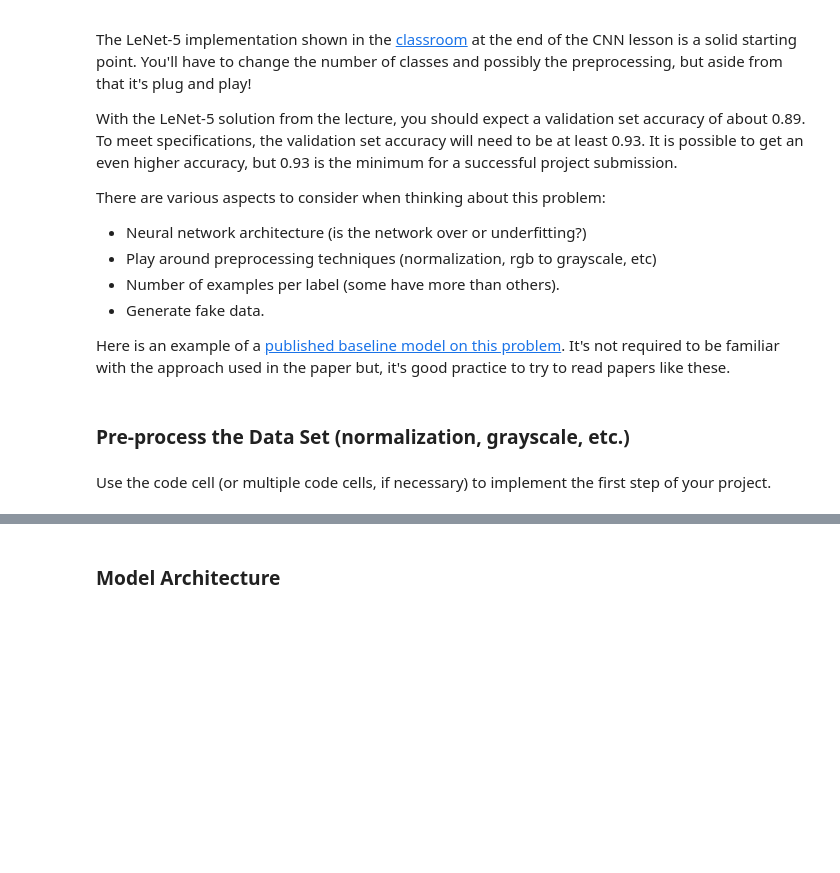
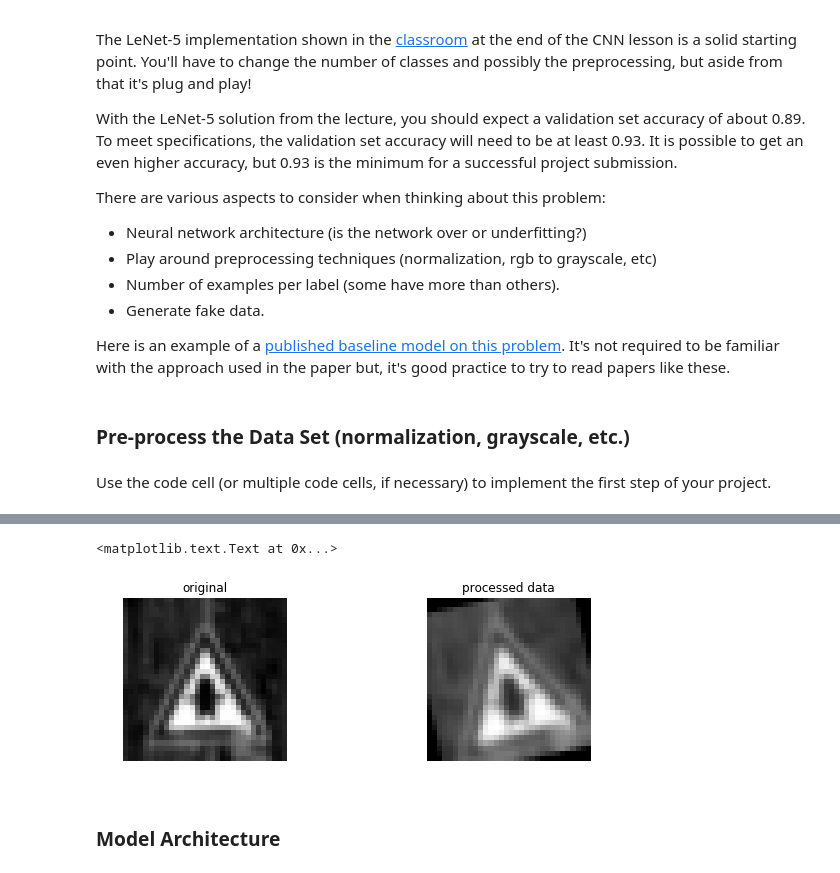
Before and after one commit to Sundeedee/CarND-Traffic-Sign-Classifier-Project, a Jupyter notebook: Traffic_Sign_Classifier.ipynb, the cells around one changed output, grey strips where cells are left out. Cells and saved outputs as stored; diff of their text form; code cells hidden in the pictures; blank space fills up the shorter version.

```diff
--- a/Traffic_Sign_Classifier.ipynb
+++ b/Traffic_Sign_Classifier.ipynb
@@ -213,2 +183,18 @@ print(X_train.shape)
+# %%
+testimg = X_train[8888]
+testimgresult = get_fake_data(testimg)
+
+fig, axs = plt.subplots(1,2, figsize=(10, 3))
+
+axs[0].axis('off')
+axs[0].imshow(testimg.squeeze(), cmap='gray')
+axs[0].set_title('original')
+
+axs[1].axis('off')
+axs[1].imshow(testimgresult.squeeze(), cmap='gray')
+axs[1].set_title('processed data')
+# %% [output]
+<matplotlib.text.Text at 0x...>
+[figure, added]
 # %% [markdown]
 ### Model Architecture
```
Also changed, not shown: parts of 4 cells of this notebook, 3 other files.
